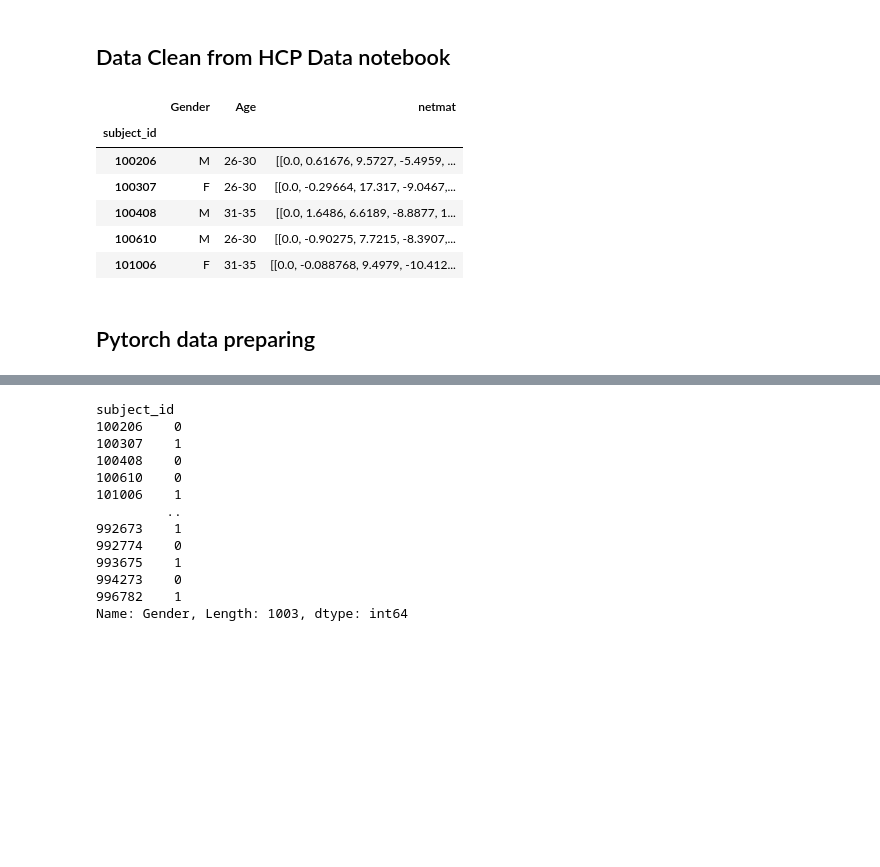
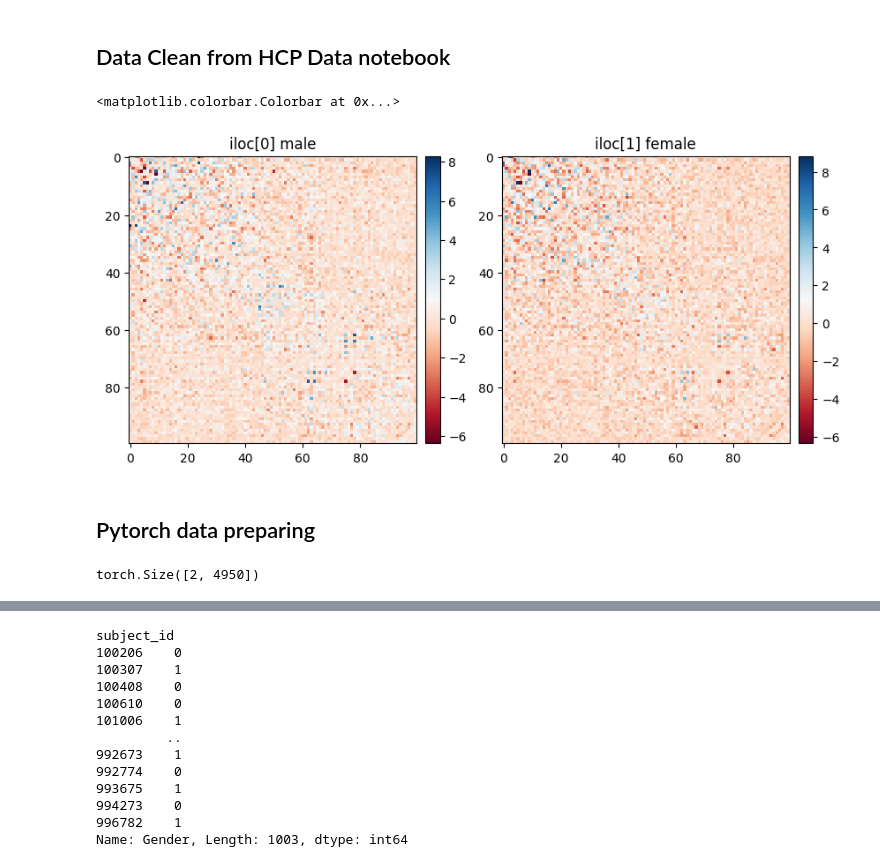
Before and after one commit to AndrewCheng02/DSC180B-Capstone-ProjectA09, a Jupyter notebook: Notebooks/Application/GNN.ipynb, the cells around one changed output, grey strips where cells are left out. Saved outputs shown, nothing was run; the diff lists cells and outputs as text; code cells hidden in the pictures; blank space fills up the shorter version.

```diff
--- a/Notebooks/Application/GNN.ipynb
+++ b/Notebooks/Application/GNN.ipynb
@@ -38,13 +45,18 @@ with gzip.open(data_file) as filepath:
 # %%
-data.head()
+data['netmat'] = data['netmat'].apply(standardize_matrix)
-# %% [output]
-|  | Gender | Age | netmat |
-| subject_id |  |  |  |
-| 100206 | M | 26-30 | [[0.0, 0.61676, 9.5727, -5.4959, ... |
-| 100307 | F | 26-30 | [[0.0, -0.29664, 17.317, -9.0467,... |
-| 100408 | M | 31-35 | [[0.0, 1.6486, 6.6189, -8.8877, 1... |
-| 100610 | M | 26-30 | [[0.0, -0.90275, 7.7215, -8.3907,... |
-| 101006 | F | 31-35 | [[0.0, -0.088768, 9.4979, -10.412... |
+# %%
+tsm = data.iloc[0].netmat
+tsf = data.iloc[1].netmat
+fig, (ax1,ax2) = plt.subplots(1,2, figsize=(10,10))
+c = ax1.imshow(tsm, cmap='RdBu')
+ax1.set_title('iloc[0] male')
+fig.colorbar(c, ax=ax1, fraction=0.046, pad=0.03)
+c = ax2.imshow(tsf, cmap='RdBu')
+ax2.set_title('iloc[1] female')
+fig.colorbar(c, ax=ax2, fraction=0.046, pad=0.03)
+# %% [output]
+<matplotlib.colorbar.Colorbar at 0x...>
+[figure, added]
 # %% [markdown]
 ## Pytorch data preparing
 # %%
@@ -63,8 +75,10 @@ def create_edge_index(num_nodes):
     return edge_index
 
 # Create an edge index for a fully connected graph with 100 nodes
-#edges = create_edge_index(100)
-#edges.size()
+edges = create_edge_index(100)
+edges.size()
+# %% [output]
+torch.Size([2, 4950])
 # %%
 import torch_geometric.utils as utils
 # %%
```
Also changed, not shown: parts of 25 cells of this notebook.
